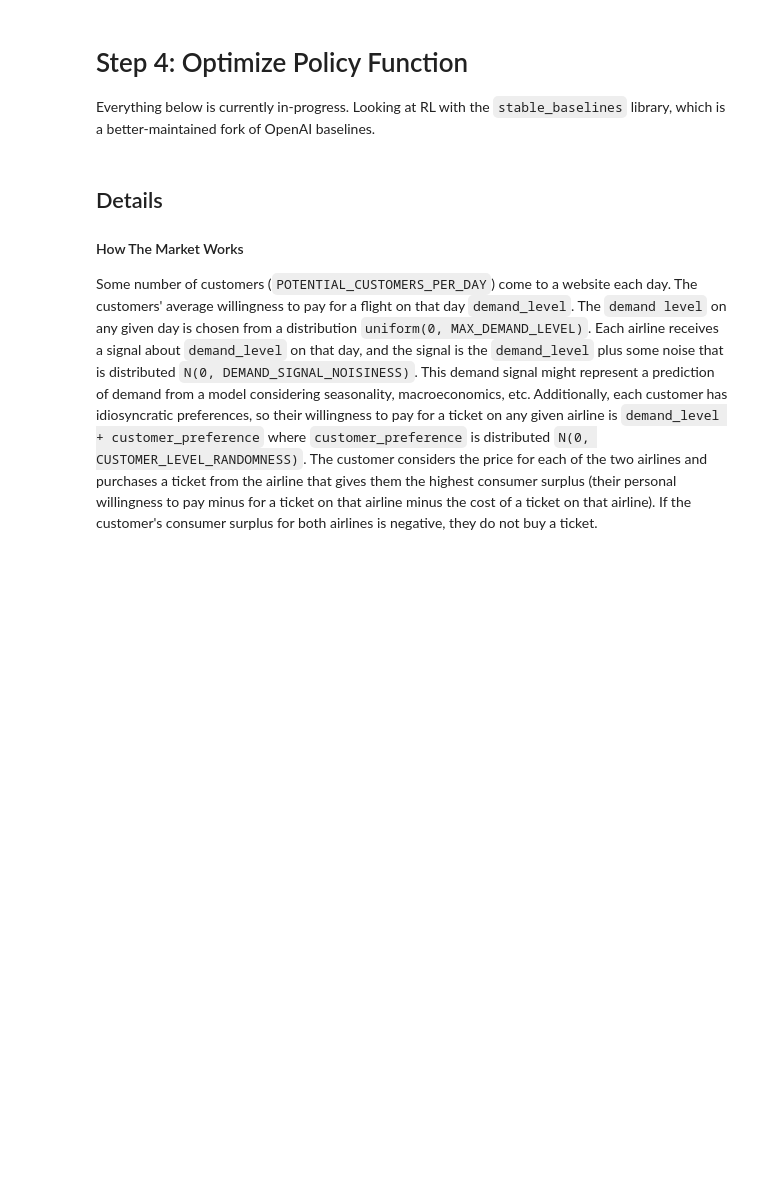
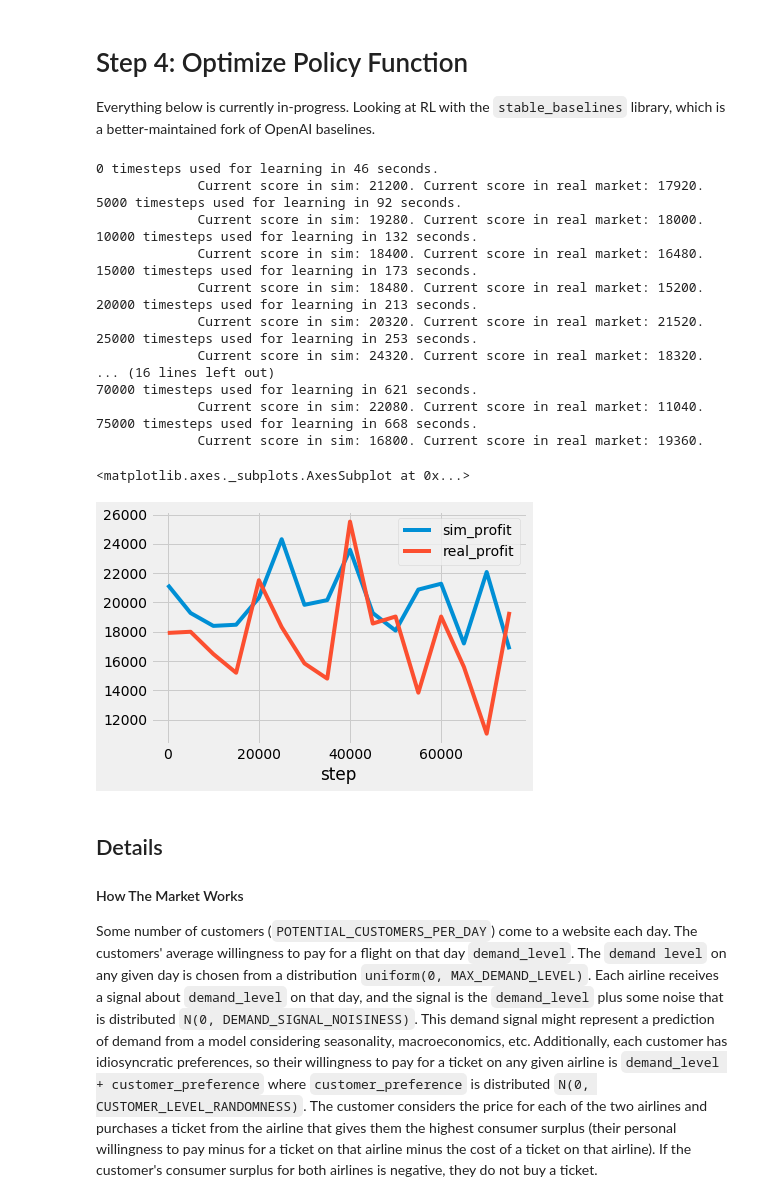
Before and after one commit to Mustapha-Wasseja/sem_policy_opt, a Jupyter notebook: main.ipynb, the cells around one changed output. Cells and saved outputs as stored; diff of their text form; code cells hidden in the pictures; blank space fills up the shorter version.

Commit message:
Switch from altair to matplotlib

```diff
--- a/main.ipynb
+++ b/main.ipynb
@@ -63,11 +63,13 @@ We define some parameters and import a function that determine the true data gen
 
 For now, you can safely treat the quantity-determining mechanism and it's parameters as a black box, much as the airlines do.
 # %%
-import altair as alt
+from matplotlib import style
 import numpy as np
 import pandas as pd
 
 from sem_policy_opt.true_dgp import get_true_qty_demanded_fn
+
+style.use('fivethirtyeight')
 
 # Constants hidden from airlines
 CUSTOMER_LEVEL_RANDOMNESS = 20
@@ -231,42 +229,55 @@ Everything below is currently in-progress. Looking at RL with the `stable_baseli
 # %%
 from stable_baselines.common.vec_env import DummyVecEnv
 from stable_baselines.sac.policies import MlpPolicy
 from stable_baselines.sac import SAC
 from time import time
 import os
 
 parallelism_level = 1         # use os.cpu_count() if not using SAC. SAC doesn't allow parallelism
 env = DummyVecEnv([sim_market_maker for _ in range(parallelism_level)]) # Env is vectorized market for parallelism
 total_learning_steps = 75000
 steps_per_update = 5000
 optim_results = []
 
 
 model = SAC(MlpPolicy, env)
 
 start_time = time()
 for step in range(0, total_learning_steps+1, steps_per_update):
     model.learn(total_timesteps=steps_per_update)
 
     mean_sim_reward = run_env(sim_market, model, n_times=5)[0].mean()
-    optim_results.append(dict(step=step, env='simulator', profit_per_flight=mean_sim_reward))
-
     mean_real_reward = run_env(real_market, model, n_times=5)[0].mean()
-    optim_results.append(dict(step=step, env='real', profit_per_flight=mean_real_reward))
+    optim_results.append(dict(step=step, sim_profit=mean_sim_reward, real_profit=mean_real_reward))
 
     print("""{} timesteps used for learning in {:.0f} seconds.
              Current score in sim: {:.0f}. Current score in real market: {:.0f}.""".format(
                                                                                 step,
                                                                                 time()-start_time,
                                                                                 mean_sim_reward,
                                                                                 mean_real_reward))
 optim_results_df = pd.DataFrame(optim_results)
-
-alt.Chart(optim_results_df).mark_line().encode(
-    x='step',
-    y='profit_per_flight',
-    color='env'
-)
+optim_results_df.plot.line(x='step', y=['sim_profit', 'real_profit'])
+# %% [output]
+0 timesteps used for learning in 46 seconds.
+             Current score in sim: 21200. Current score in real market: 17920.
+5000 timesteps used for learning in 92 seconds.
+             Current score in sim: 19280. Current score in real market: 18000.
+10000 timesteps used for learning in 132 seconds.
+             Current score in sim: 18400. Current score in real market: 16480.
+15000 timesteps used for learning in 173 seconds.
+             Current score in sim: 18480. Current score in real market: 15200.
+20000 timesteps used for learning in 213 seconds.
+             Current score in sim: 20320. Current score in real market: 21520.
+25000 timesteps used for learning in 253 seconds.
+             Current score in sim: 24320. Current score in real market: 18320.
+... (16 lines left out)
+70000 timesteps used for learning in 621 seconds.
+             Current score in sim: 22080. Current score in real market: 11040.
+75000 timesteps used for learning in 668 seconds.
+             Current score in sim: 16800. Current score in real market: 19360.
+<matplotlib.axes._subplots.AxesSubplot at 0x...>
+[figure, added]
 # %% [markdown]
 ## Details
 
```
Also changed, not shown: parts of 1 cell of this notebook.
